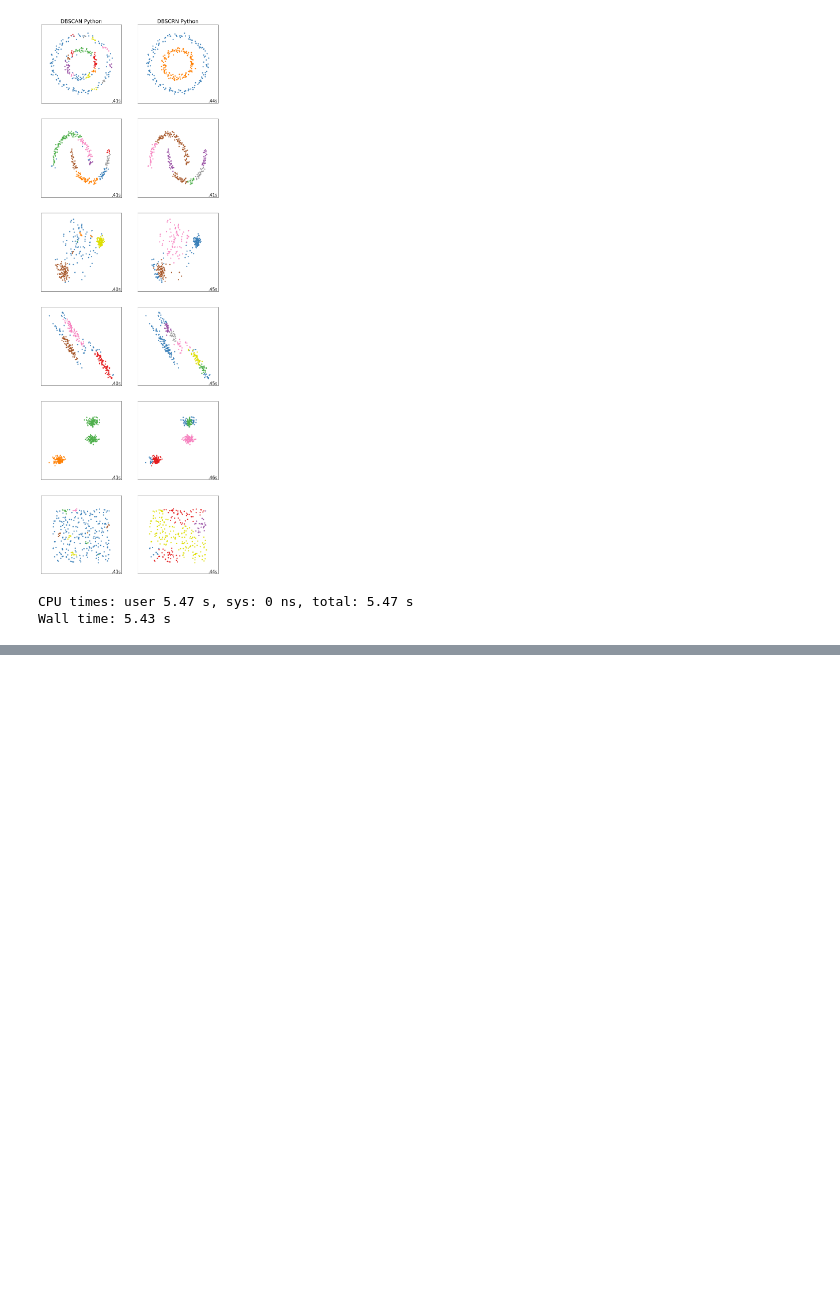
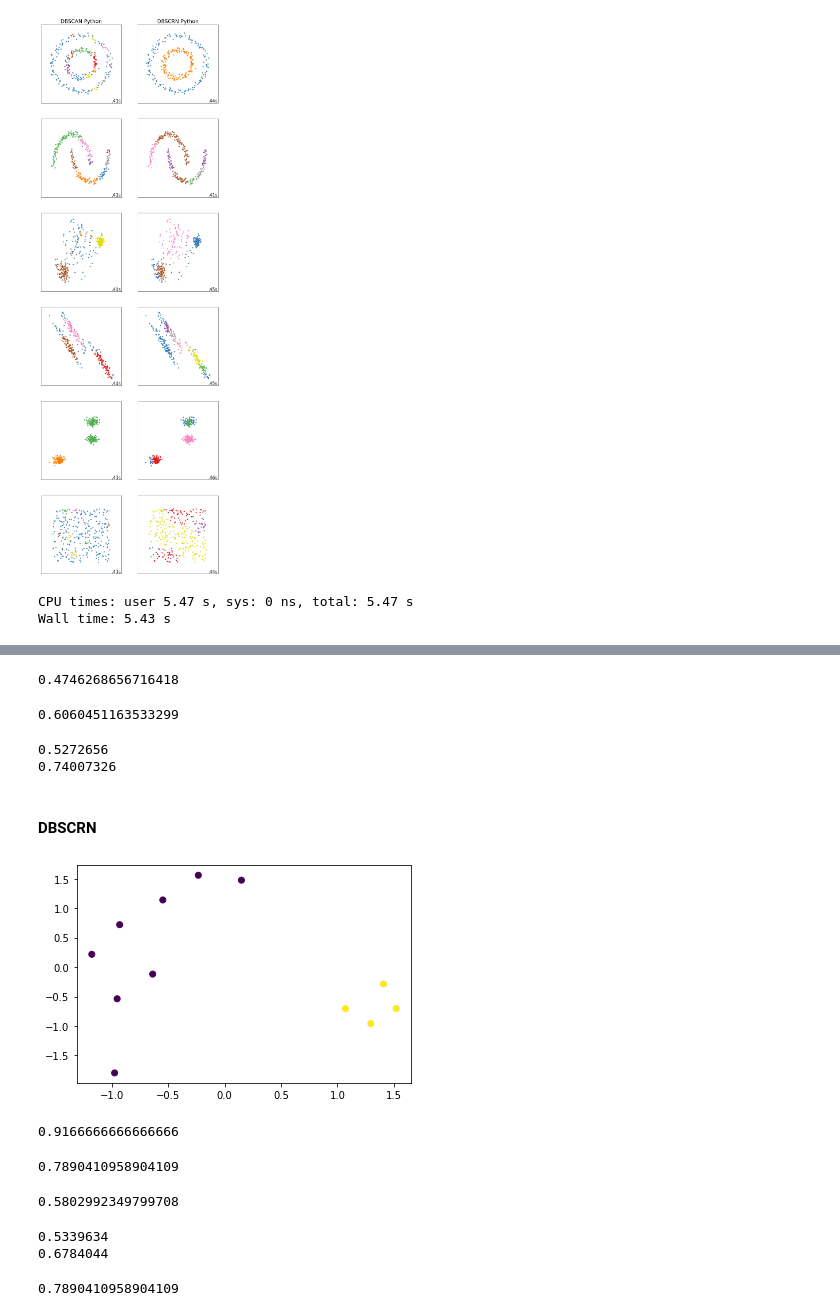
Before and after one commit to arek544/DBSCAN, a Jupyter notebook: dbscan_vs_dbscrn.ipynb, the cells around one changed output, grey strips where cells are left out. Drawn from its saved outputs; the diff is of its cells as text; code cells hidden in the pictures; blank space fills up the shorter version.

```diff
--- a/dbscan_vs_dbscrn.ipynb
+++ b/dbscan_vs_dbscrn.ipynb
@@ -238,6 +293,8 @@ def search(current_index, k, point_rnn):
 # %% [markdown]
 ## Clusterization test
 # %%
+k = 15
+distance = euclidean_distance
 point_rnn = get_pointwise_rnn(all_point_indices, k)
 
 # Look for a cluster within not visited
@@ -249,7 +306,7 @@ while NOT_VISITED in state:
 # Assign rest points to nearest cluster
 while VISTED in state:
     visited_id = np.where(state==VISTED)[0][0]
-    knn = get_knn(visited_id, all_point_indices[:], k)
+    knn = get_knn(visited_id, all_point_indices[:], k, distance)
     cluster[visited_id] = Counter(cluster[knn]).most_common(1)[0][0]
     state[visited_id] = CLUSTERED
 
@@ -341,9 +398,10 @@ def dbscrn(data, k):
 # %%
 class DBSCRN():
 
-    def __init__(self, k):
+    def __init__(self, k, distance):
         self.k = k
+        self.distance = distance
 
     def fit_transform(self, X):
-        result = dbscrn(X, self.k)
+        result = dbscrn(X, self.k, self.distance)
         return result
@@ -528,0 +663,65 @@ Wall time: 5.43 s
+# %%
+# Reduce
+rand_score = adjusted_rand_score(C, G)
+print(rand_score)
+# %% [output]
+0.4746268656716418
+# %%
+# Davies-Bouldin
+db_score = davies_bouldin_score(X, G)
+print(db_score)
+# %% [output]
+0.6060451163533299
+# %%
+# Silhouette Coefficient
+silhouette_score_euclidian = metrics.silhouette_score(X, G, metric = 'euclidean')
+print(silhouette_score_euclidian)
+
+silhouette_score_cosinus = metrics.silhouette_score(X, G, metric = 'cosine')
+print(silhouette_score_cosinus)
+# %% [output]
+0.5272656
+0.74007326
+# %% [markdown]
+#### DBSCRN
+# %%
+G = DBSCRN(2, distance=euclidean_distance).fit_transform(X)
+fig, ax = plt.subplots()
+ax.scatter(X[:,0], X[:,1], c=G)
+plt.show()
+# %% [output]
+[figure, added]
+# %%
+# Purity
+purity_score = purity(C, G)
+print(purity_score)
+# %% [output]
+0.9166666666666666
+# %%
+# Reduce
+rand_score = adjusted_rand_score(C, G)
+print(rand_score)
+# %% [output]
+0.7890410958904109
+# %%
+# Davies-Bouldin
+db_score = davies_bouldin_score(X, G)
+print(db_score)
+# %% [output]
+0.5802992349799708
+# %%
+# Silhouette Coefficient
+silhouette_score_euclidian = metrics.silhouette_score(X, G, metric = 'euclidean')
+print(silhouette_score_euclidian)
+
+silhouette_score_cosinus = metrics.silhouette_score(X, G, metric = 'cosine')
+print(silhouette_score_cosinus)
+# %% [output]
+0.5339634
+0.6784044
+# %%
+# ARI
+ARI = metrics.adjusted_rand_score(C, G)
+print(ARI)
+# %% [output]
+0.7890410958904109
```
Also changed, not shown: parts of 30 cells of this notebook.
